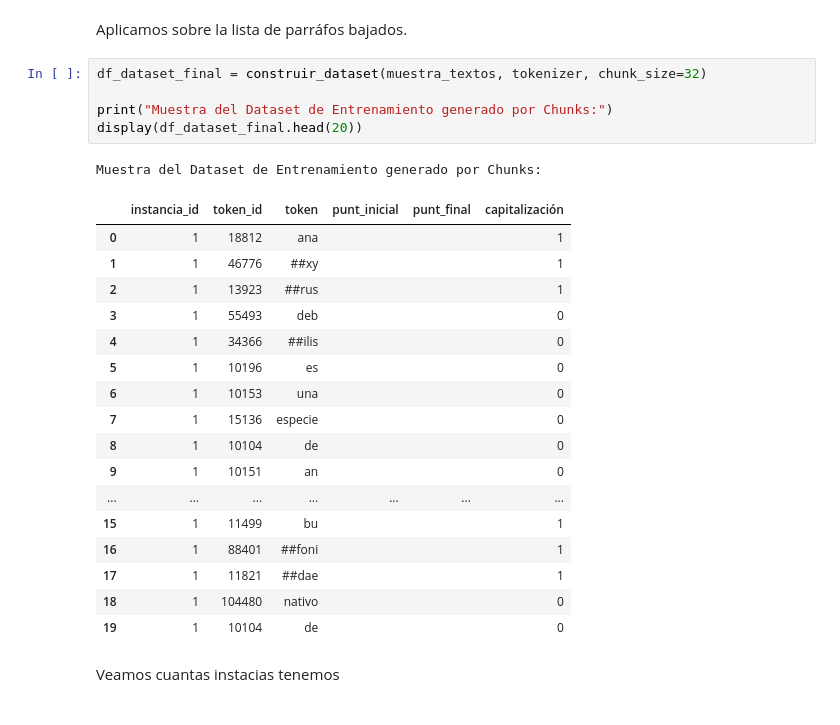
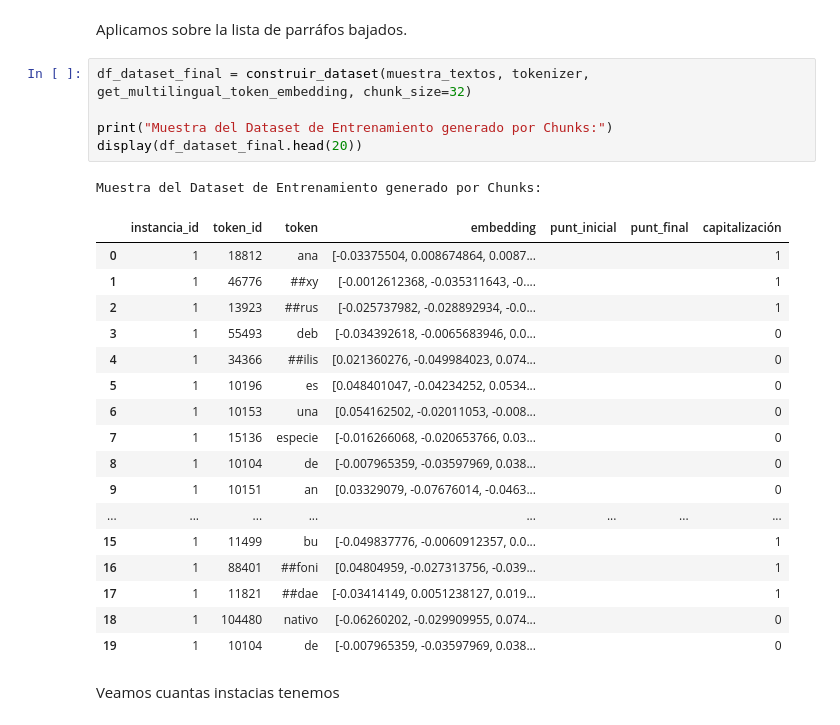
Before and after one commit to giannislucca/TP-AA2, a Jupyter notebook: codigoTP.ipynb, the cells around one changed output. Cells and saved outputs as stored; diff of their text form.

Commit message:
dev/control, embeddings y window size

```diff
--- a/codigoTP.ipynb
+++ b/codigoTP.ipynb
@@ -183,29 +191,29 @@ Reemplaza la extracción de puntuación que estaba dentro de `procesar_parrafo_a
 # %% [markdown]
 Aplicamos sobre la lista de parráfos bajados.
 # %%
-df_dataset_final = construir_dataset(muestra_textos, tokenizer, chunk_size=32)
+df_dataset_final = construir_dataset(muestra_textos, tokenizer, get_multilingual_token_embedding, chunk_size=32)
 
 print("Muestra del Dataset de Entrenamiento generado por Chunks:")
 display(df_dataset_final.head(20))
 # %% [output]
 Muestra del Dataset de Entrenamiento generado por Chunks:
-|  | instancia_id | token_id | token | punt_inicial | punt_final | capitalización |
-| 0 | 1 | 18812 | ana |  |  | 1 |
-| 1 | 1 | 46776 | ##xy |  |  | 1 |
-| 2 | 1 | 13923 | ##rus |  |  | 1 |
-| 3 | 1 | 55493 | deb |  |  | 0 |
-| 4 | 1 | 34366 | ##ilis |  |  | 0 |
-| 5 | 1 | 10196 | es |  |  | 0 |
-| 6 | 1 | 10153 | una |  |  | 0 |
-| 7 | 1 | 15136 | especie |  |  | 0 |
-| 8 | 1 | 10104 | de |  |  | 0 |
-| 9 | 1 | 10151 | an |  |  | 0 |
-| ... | ... | ... | ... | ... | ... | ... |
-| 15 | 1 | 11499 | bu |  |  | 1 |
-| 16 | 1 | 88401 | ##foni |  |  | 1 |
-| 17 | 1 | 11821 | ##dae |  |  | 1 |
-| 18 | 1 | 104480 | nativo |  |  | 0 |
-| 19 | 1 | 10104 | de |  |  | 0 |
+|  | instancia_id | token_id | token | embedding | punt_inicial | punt_final | capitalización |
+| 0 | 1 | 18812 | ana | [-0.03375504, 0.008674864, 0.0087... |  |  | 1 |
+| 1 | 1 | 46776 | ##xy | [-0.0012612368, -0.035311643, -0.... |  |  | 1 |
+| 2 | 1 | 13923 | ##rus | [-0.025737982, -0.028892934, -0.0... |  |  | 1 |
+| 3 | 1 | 55493 | deb | [-0.034392618, -0.0065683946, 0.0... |  |  | 0 |
+| 4 | 1 | 34366 | ##ilis | [0.021360276, -0.049984023, 0.074... |  |  | 0 |
+| 5 | 1 | 10196 | es | [0.048401047, -0.04234252, 0.0534... |  |  | 0 |
+| 6 | 1 | 10153 | una | [0.054162502, -0.02011053, -0.008... |  |  | 0 |
+| 7 | 1 | 15136 | especie | [-0.016266068, -0.020653766, 0.03... |  |  | 0 |
+| 8 | 1 | 10104 | de | [-0.007965359, -0.03597969, 0.038... |  |  | 0 |
+| 9 | 1 | 10151 | an | [0.03329079, -0.07676014, -0.0463... |  |  | 0 |
+| ... | ... | ... | ... | ... | ... | ... | ... |
+| 15 | 1 | 11499 | bu | [-0.049837776, -0.0060912357, 0.0... |  |  | 1 |
+| 16 | 1 | 88401 | ##foni | [0.04804959, -0.027313756, -0.039... |  |  | 1 |
+| 17 | 1 | 11821 | ##dae | [-0.03414149, 0.0051238127, 0.019... |  |  | 1 |
+| 18 | 1 | 104480 | nativo | [-0.06260202, -0.029909955, 0.074... |  |  | 0 |
+| 19 | 1 | 10104 | de | [-0.007965359, -0.03597969, 0.038... |  |  | 0 |
 # %% [markdown]
 Veamos cuantas instacias tenemos
 # %%
```
Also changed, not shown: parts of 17 cells of this notebook, 2 other files.
